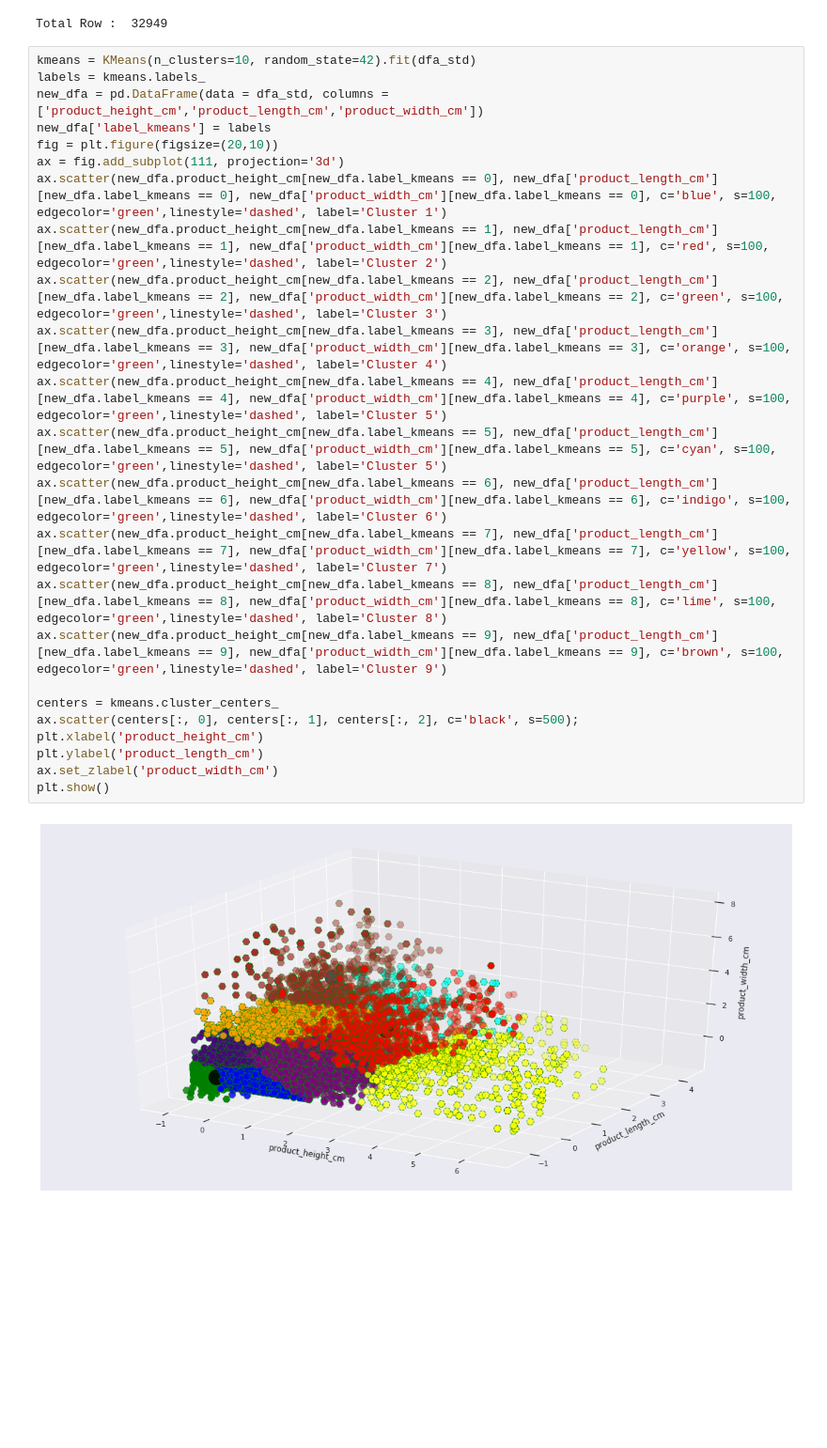
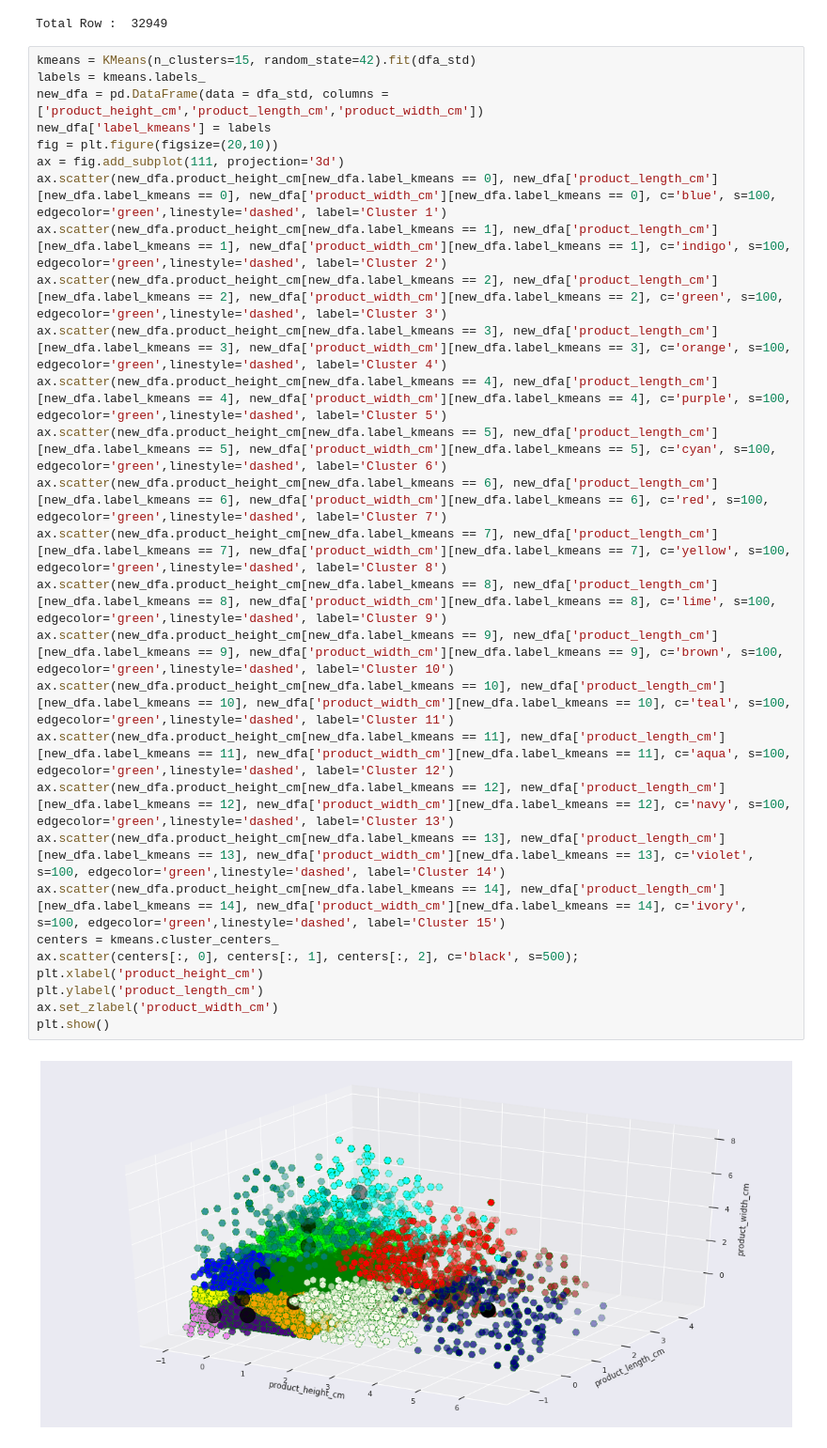
Before and after one commit to DolceParadise/blue-yonder-scm, a Jupyter notebook: carton_optimization.ipynb, the cells around one changed output. Shown: that part at 94% size. Cells and saved outputs as stored; diff of their text form; blank space fills up the shorter version.

```diff
--- a/carton_optimization.ipynb
+++ b/carton_optimization.ipynb
@@ -89,29 +72,33 @@ dfa_std = sc_dfa.fit_transform(dfa.astype(float))
 # %% [output]
 Total Row :  32949
 # %%
-kmeans = KMeans(n_clusters=10, random_state=42).fit(dfa_std)
+kmeans = KMeans(n_clusters=15, random_state=42).fit(dfa_std)
 labels = kmeans.labels_
 new_dfa = pd.DataFrame(data = dfa_std, columns = ['product_height_cm','product_length_cm','product_width_cm'])
 new_dfa['label_kmeans'] = labels
 fig = plt.figure(figsize=(20,10))
 ax = fig.add_subplot(111, projection='3d')
 ax.scatter(new_dfa.product_height_cm[new_dfa.label_kmeans == 0], new_dfa['product_length_cm'][new_dfa.label_kmeans == 0], new_dfa['product_width_cm'][new_dfa.label_kmeans == 0], c='blue', s=100, edgecolor='green',linestyle='dashed', label='Cluster 1')
-ax.scatter(new_dfa.product_height_cm[new_dfa.label_kmeans == 1], new_dfa['product_length_cm'][new_dfa.label_kmeans == 1], new_dfa['product_width_cm'][new_dfa.label_kmeans == 1], c='red', s=100, edgecolor='green',linestyle='dashed', label='Cluster 2')
+ax.scatter(new_dfa.product_height_cm[new_dfa.label_kmeans == 1], new_dfa['product_length_cm'][new_dfa.label_kmeans == 1], new_dfa['product_width_cm'][new_dfa.label_kmeans == 1], c='indigo', s=100, edgecolor='green',linestyle='dashed', label='Cluster 2')
 ax.scatter(new_dfa.product_height_cm[new_dfa.label_kmeans == 2], new_dfa['product_length_cm'][new_dfa.label_kmeans == 2], new_dfa['product_width_cm'][new_dfa.label_kmeans == 2], c='green', s=100, edgecolor='green',linestyle='dashed', label='Cluster 3')
 ax.scatter(new_dfa.product_height_cm[new_dfa.label_kmeans == 3], new_dfa['product_length_cm'][new_dfa.label_kmeans == 3], new_dfa['product_width_cm'][new_dfa.label_kmeans == 3], c='orange', s=100, edgecolor='green',linestyle='dashed', label='Cluster 4')
 ax.scatter(new_dfa.product_height_cm[new_dfa.label_kmeans == 4], new_dfa['product_length_cm'][new_dfa.label_kmeans == 4], new_dfa['product_width_cm'][new_dfa.label_kmeans == 4], c='purple', s=100, edgecolor='green',linestyle='dashed', label='Cluster 5')
-ax.scatter(new_dfa.product_height_cm[new_dfa.label_kmeans == 5], new_dfa['product_length_cm'][new_dfa.label_kmeans == 5], new_dfa['product_width_cm'][new_dfa.label_kmeans == 5], c='cyan', s=100, edgecolor='green',linestyle='dashed', label='Cluster 5')
-ax.scatter(new_dfa.product_height_cm[new_dfa.label_kmeans == 6], new_dfa['product_length_cm'][new_dfa.label_kmeans == 6], new_dfa['product_width_cm'][new_dfa.label_kmeans == 6], c='indigo', s=100, edgecolor='green',linestyle='dashed', label='Cluster 6')
-ax.scatter(new_dfa.product_height_cm[new_dfa.label_kmeans == 7], new_dfa['product_length_cm'][new_dfa.label_kmeans == 7], new_dfa['product_width_cm'][new_dfa.label_kmeans == 7], c='yellow', s=100, edgecolor='green',linestyle='dashed', label='Cluster 7')
-ax.scatter(new_dfa.product_height_cm[new_dfa.label_kmeans == 8], new_dfa['product_length_cm'][new_dfa.label_kmeans == 8], new_dfa['product_width_cm'][new_dfa.label_kmeans == 8], c='lime', s=100, edgecolor='green',linestyle='dashed', label='Cluster 8')
-ax.scatter(new_dfa.product_height_cm[new_dfa.label_kmeans == 9], new_dfa['product_length_cm'][new_dfa.label_kmeans == 9], new_dfa['product_width_cm'][new_dfa.label_kmeans == 9], c='brown', s=100, edgecolor='green',linestyle='dashed', label='Cluster 9')
-
+ax.scatter(new_dfa.product_height_cm[new_dfa.label_kmeans == 5], new_dfa['product_length_cm'][new_dfa.label_kmeans == 5], new_dfa['product_width_cm'][new_dfa.label_kmeans == 5], c='cyan', s=100, edgecolor='green',linestyle='dashed', label='Cluster 6')
+ax.scatter(new_dfa.product_height_cm[new_dfa.label_kmeans == 6], new_dfa['product_length_cm'][new_dfa.label_kmeans == 6], new_dfa['product_width_cm'][new_dfa.label_kmeans == 6], c='red', s=100, edgecolor='green',linestyle='dashed', label='Cluster 7')
+ax.scatter(new_dfa.product_height_cm[new_dfa.label_kmeans == 7], new_dfa['product_length_cm'][new_dfa.label_kmeans == 7], new_dfa['product_width_cm'][new_dfa.label_kmeans == 7], c='yellow', s=100, edgecolor='green',linestyle='dashed', label='Cluster 8')
+ax.scatter(new_dfa.product_height_cm[new_dfa.label_kmeans == 8], new_dfa['product_length_cm'][new_dfa.label_kmeans == 8], new_dfa['product_width_cm'][new_dfa.label_kmeans == 8], c='lime', s=100, edgecolor='green',linestyle='dashed', label='Cluster 9')
+ax.scatter(new_dfa.product_height_cm[new_dfa.label_kmeans == 9], new_dfa['product_length_cm'][new_dfa.label_kmeans == 9], new_dfa['product_width_cm'][new_dfa.label_kmeans == 9], c='brown', s=100, edgecolor='green',linestyle='dashed', label='Cluster 10')
+ax.scatter(new_dfa.product_height_cm[new_dfa.label_kmeans == 10], new_dfa['product_length_cm'][new_dfa.label_kmeans == 10], new_dfa['product_width_cm'][new_dfa.label_kmeans == 10], c='teal', s=100, edgecolor='green',linestyle='dashed', label='Cluster 11')
+ax.scatter(new_dfa.product_height_cm[new_dfa.label_kmeans == 11], new_dfa['product_length_cm'][new_dfa.label_kmeans == 11], new_dfa['product_width_cm'][new_dfa.label_kmeans == 11], c='aqua', s=100, edgecolor='green',linestyle='dashed', label='Cluster 12')
+ax.scatter(new_dfa.product_height_cm[new_dfa.label_kmeans == 12], new_dfa['product_length_cm'][new_dfa.label_kmeans == 12], new_dfa['product_width_cm'][new_dfa.label_kmeans == 12], c='navy', s=100, edgecolor='green',linestyle='dashed', label='Cluster 13')
+ax.scatter(new_dfa.product_height_cm[new_dfa.label_kmeans == 13], new_dfa['product_length_cm'][new_dfa.label_kmeans == 13], new_dfa['product_width_cm'][new_dfa.label_kmeans == 13], c='violet', s=100, edgecolor='green',linestyle='dashed', label='Cluster 14')
+ax.scatter(new_dfa.product_height_cm[new_dfa.label_kmeans == 14], new_dfa['product_length_cm'][new_dfa.label_kmeans == 14], new_dfa['product_width_cm'][new_dfa.label_kmeans == 14], c='ivory', s=100, edgecolor='green',linestyle='dashed', label='Cluster 15')
 centers = kmeans.cluster_centers_
 ax.scatter(centers[:, 0], centers[:, 1], centers[:, 2], c='black', s=500);
 plt.xlabel('product_height_cm')
 plt.ylabel('product_length_cm')
 ax.set_zlabel('product_width_cm')
 plt.show()
 # %% [output]
-[figure, old version]
+[figure, new version]
 # %%
```
Also changed, not shown: parts of 5 cells of this notebook.
